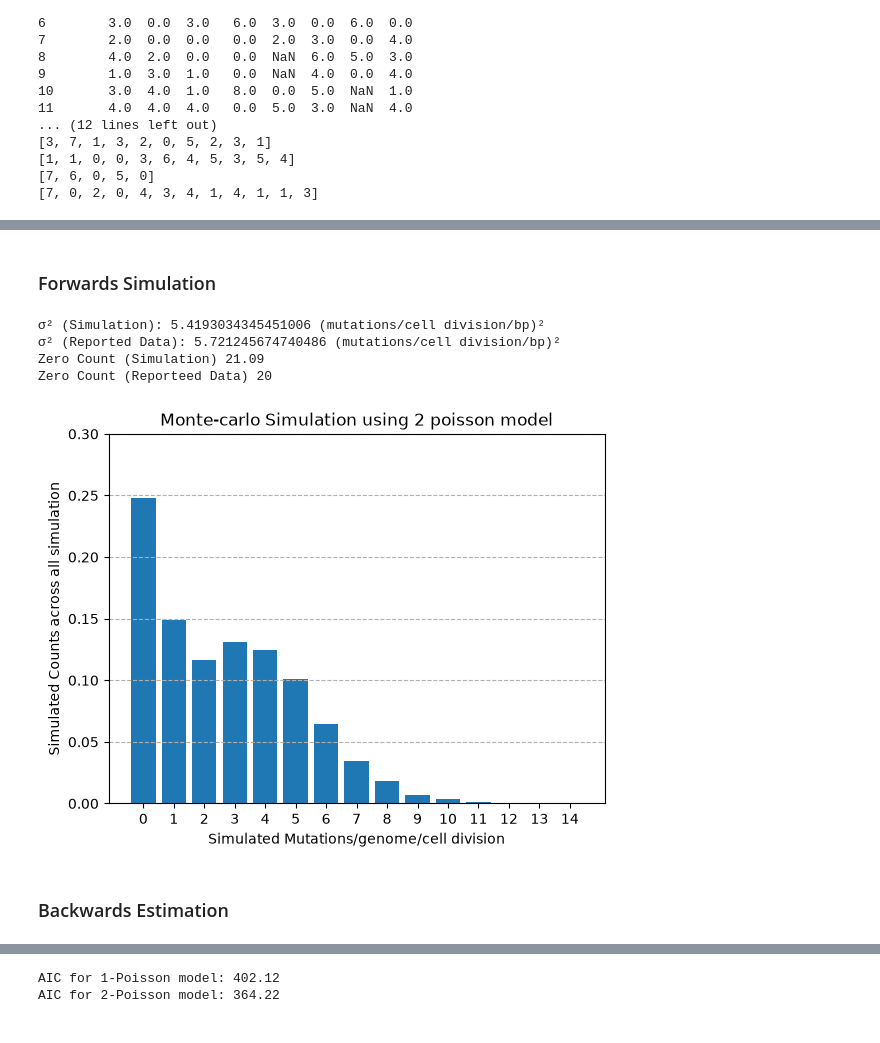
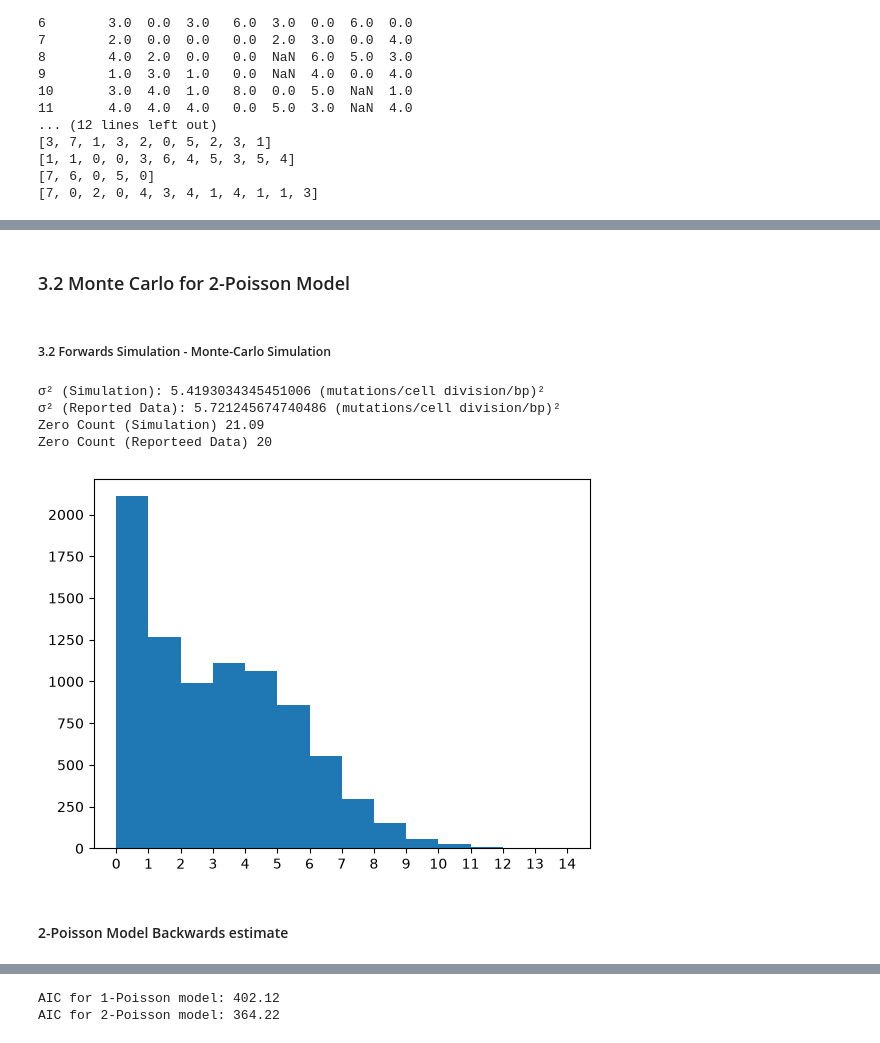
Before and after one commit to atomsim/cb2330-PRO1-Pair23, a Jupyter notebook: project.ipynb, the cells around one changed output, grey strips where cells are left out. Saved outputs shown, nothing was run; the diff lists cells and outputs as text; code cells hidden in the pictures.

```diff
--- a/project.ipynb
+++ b/project.ipynb
@@ -415,51 +376,39 @@ Bootstrap estimate of standard error: 0.254 mutations/genome/cell division
+# %% [markdown]
+### 3.2 Monte Carlo for 2-Poisson Model
 # %% [markdown]
-### Forwards Simulation
+##### 3.2 Forwards Simulation - Monte-Carlo Simulation
 # %%
-# monte carlo 2 poisson model
 cell_divisions = 85
 state = seed
 
 simulated_runs_twoP = []
 sim_twoP_devs = []
 sim_twoP_zeros = []
 sim_twoP_sums = []
 
 for i in range(100):
     simulated_counts, state = experiment_twoP(0.35, 0.402, 3.897, cell_divisions, state)
     simulated_runs_twoP.append(simulated_counts)
     sim_twoP_devs.append(std_dev(simulated_counts))
     sim_twoP_zeros.append(fraction_zero(simulated_counts) * 85)
     sim_twoP_sums.append(sum(simulated_counts))
 
-print(f"σ² (Simulation): {mean(sim_twoP_devs) ** 2} (mutations/cell division/bp)² \nσ² (Reported Data): {sample_variance} (mutations/cell division/bp)²")
+print(f"σ² (Simulation): {mean(sim_twoP_devs) ** 2} (mutations/cell division/bp)² \nσ² (Reported Data): {rprt_variance} (mutations/cell division/bp)²")
 # print(mean(sim_twoP_devs))
 print(f"Zero Count (Simulation) {mean(sim_twoP_zeros)} \nZero Count (Reporteed Data) {rprt_zeros}")
 
-fig_2p, ax = plt.subplots()
+fig, ax = plt.subplots()
 simulated_runs_twoP_flat = [y for x in simulated_runs_twoP for y in x]
-
-simulated_twoP_mutation_counts = [0] * (max(simulated_runs_twoP_flat) + 1)
-
-for count in simulated_runs_twoP_flat:
-    simulated_twoP_mutation_counts[count] += 1
-
-simulated_twoP_mutation_probs = [x/sum(simulated_twoP_mutation_counts) for x in simulated_twoP_mutation_counts]
-
-ax.bar(range(len(simulated_twoP_mutation_probs)), simulated_twoP_mutation_probs)
-ax.set_title("Monte-carlo Simulation using 2 poisson model")
-ax.set_xlabel("Simulated Mutations/genome/cell division")
-ax.set_ylabel("Simulated Counts across all simulation")
-ax.grid(axis="y", linestyle="--")
+ax.hist(simulated_runs_twoP_flat, bins=range(min(simulated_runs_twoP_flat), max(simulated_runs_twoP_flat)+1, 1))
 ax.set_xticks((range(min(simulated_runs_twoP_flat), max(simulated_runs_twoP_flat)+1, 1)));
-ax.set_ylim(0,0.3);
 # %% [output]
 σ² (Simulation): 5.4193034345451006 (mutations/cell division/bp)²
 σ² (Reported Data): 5.721245674740486 (mutations/cell division/bp)²
 Zero Count (Simulation) 21.09
 Zero Count (Reporteed Data) 20
-[figure, old version]
+[figure, new version]
 # %% [markdown]
-### Backwards Estimation
+#### 2-Poisson Model Backwards estimate
 # %%
 mu1_candidates = np.arange(0, 2, 0.02).tolist()
 mu2_candidates = np.arange(1 , 5, 0.02).tolist()
```
Also changed, not shown: parts of 33 cells of this notebook.
